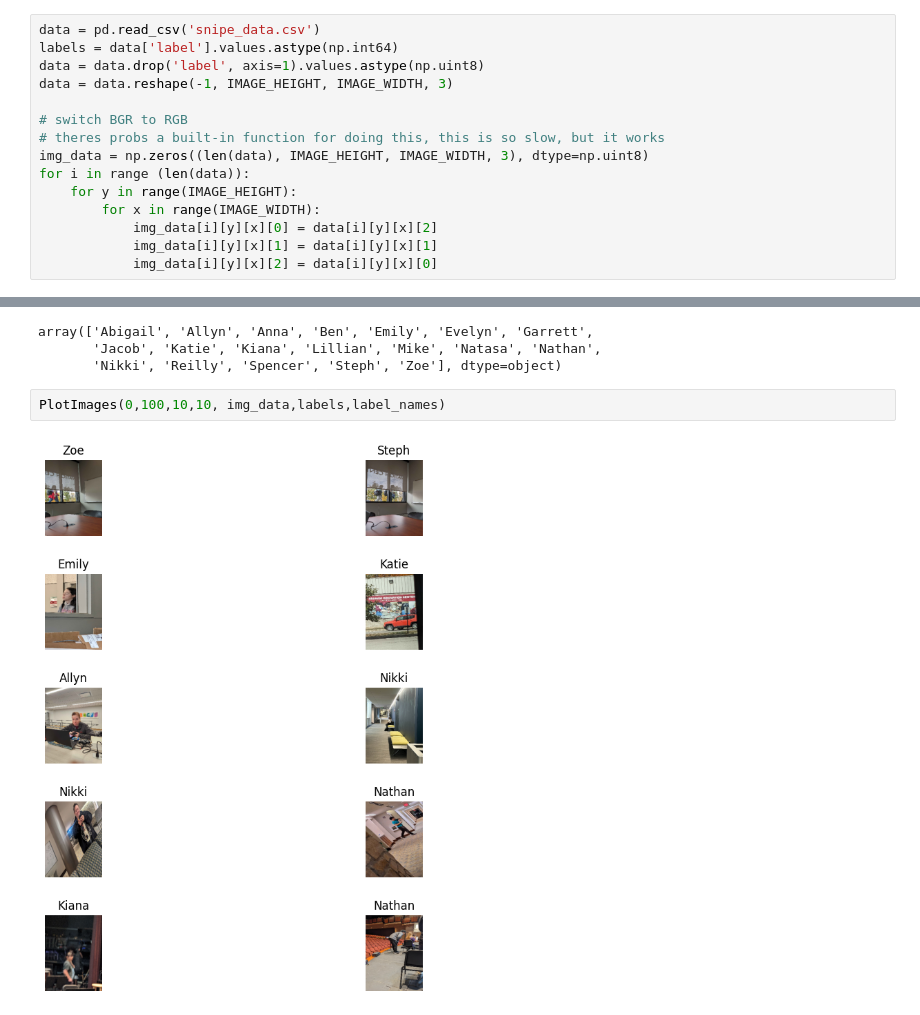
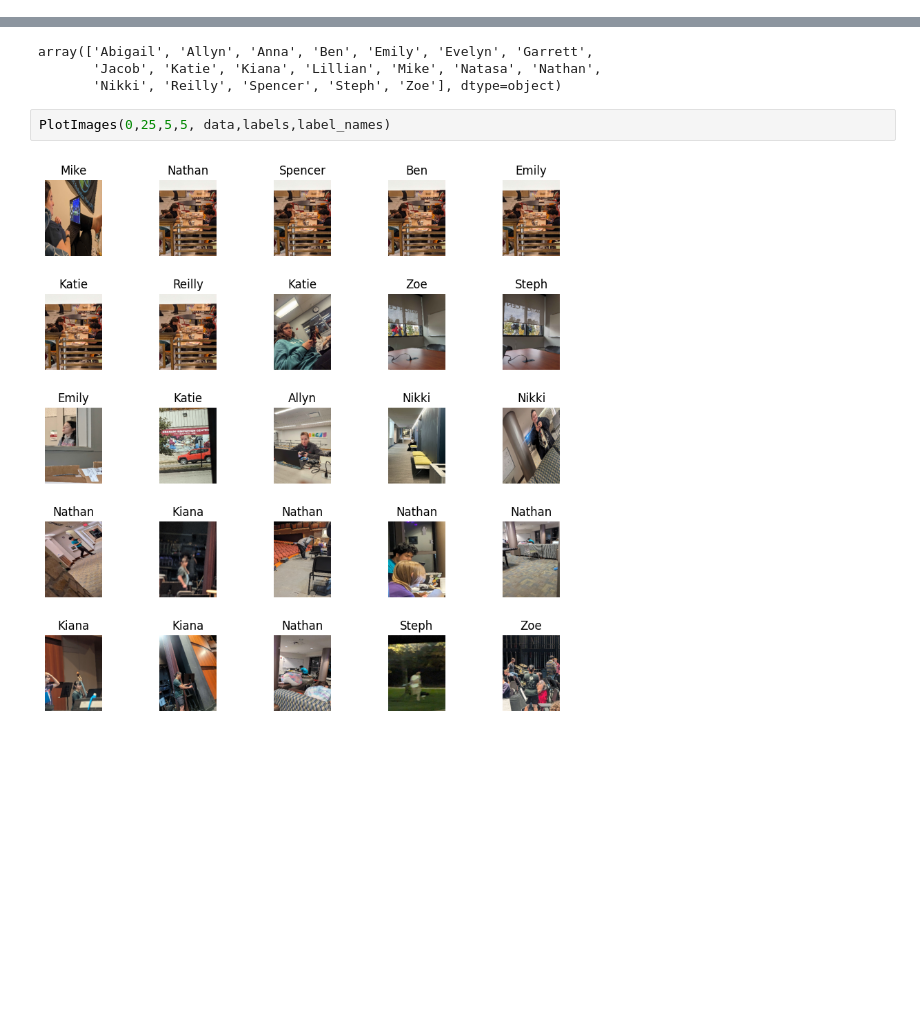
Before and after one commit to rhit-loydma/csse416_sniping_predictor, a Jupyter notebook: test_parser.ipynb, the cells around one changed output, grey strips where cells are left out. Drawn from its saved outputs; the diff is of its cells as text; blank space fills up the shorter version.

```diff
--- a/test_parser.ipynb
+++ b/test_parser.ipynb
@@ -5,18 +5,3 @@ import matplotlib.pyplot as plt
 # %%
 IMAGE_HEIGHT = 256
 IMAGE_WIDTH = 192
-# %%
-data = pd.read_csv('snipe_data.csv')
-labels = data['label'].values.astype(np.int64)
-data = data.drop('label', axis=1).values.astype(np.uint8)
-data = data.reshape(-1, IMAGE_HEIGHT, IMAGE_WIDTH, 3)
-
-# switch BGR to RGB
-# theres probs a built-in function for doing this, this is so slow, but it works
-img_data = np.zeros((len(data), IMAGE_HEIGHT, IMAGE_WIDTH, 3), dtype=np.uint8)
-for i in range (len(data)):
-    for y in range(IMAGE_HEIGHT):
-        for x in range(IMAGE_WIDTH):
-            img_data[i][y][x][0] = data[i][y][x][2]
-            img_data[i][y][x][1] = data[i][y][x][1]
-            img_data[i][y][x][2] = data[i][y][x][0]
@@ -41,6 +31,6 @@ array(['Abigail', 'Allyn', 'Anna', 'Ben', 'Emily', 'Evelyn', 'Garrett',
        'Jacob', 'Katie', 'Kiana', 'Lillian', 'Mike', 'Natasa', 'Nathan',
        'Nikki', 'Reilly', 'Spencer', 'Steph', 'Zoe'], dtype=object)
 # %%
-PlotImages(0,100,10,10, img_data,labels,label_names)
+PlotImages(0,25,5,5, data,labels,label_names)
 # %% [output]
-[figure, old version]
+[figure, new version]
```
Also changed, not shown: parts of 1 cell of this notebook, 1 other file.
